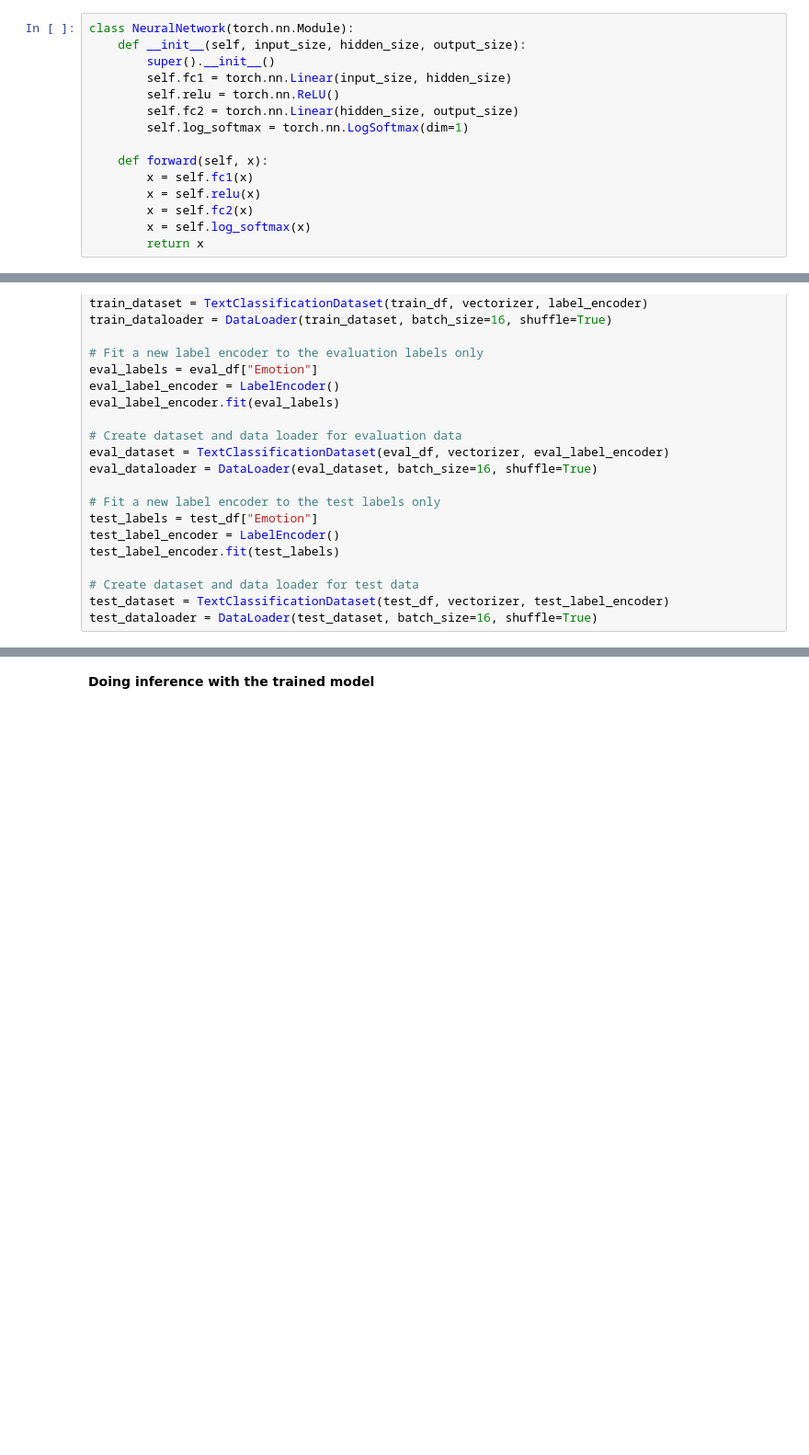
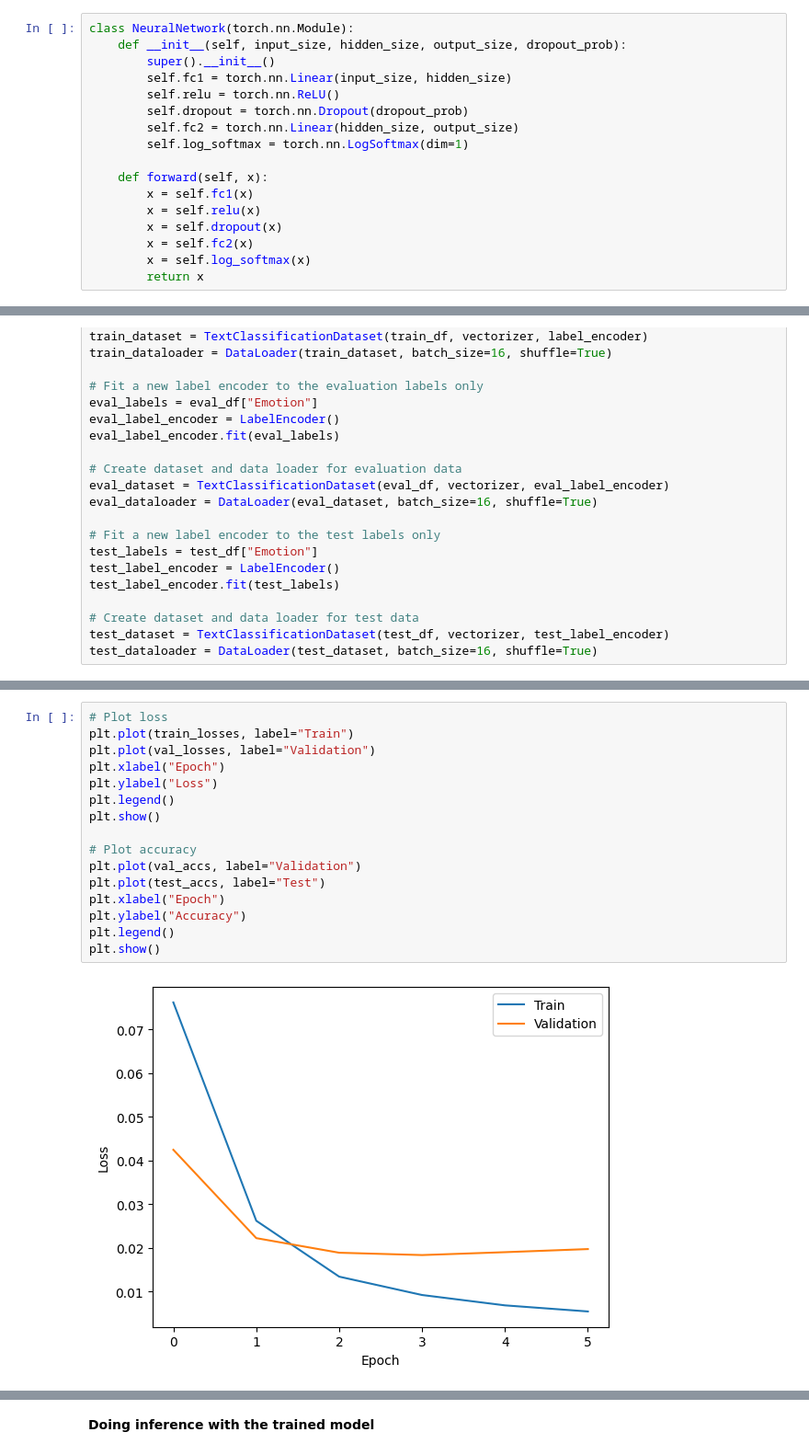
Before and after one commit to gmunda97/emotion_classification, a Jupyter notebook: jupyter_notebooks/FCNN_from_scratch.ipynb, the cells around one changed output, grey strips where cells are left out. Shown at 92% size. Cells and saved outputs as stored; diff of their text form; blank space fills up the shorter version.

```diff
--- a/jupyter_notebooks/FCNN_from_scratch.ipynb
+++ b/jupyter_notebooks/FCNN_from_scratch.ipynb
@@ -76,16 +76,18 @@ class TextClassificationDataset(Dataset):
         return torch.LongTensor([label]), torch.FloatTensor(bow)
 # %%
 class NeuralNetwork(torch.nn.Module):
-    def __init__(self, input_size, hidden_size, output_size):
+    def __init__(self, input_size, hidden_size, output_size, dropout_prob):
         super().__init__()
         self.fc1 = torch.nn.Linear(input_size, hidden_size)
         self.relu = torch.nn.ReLU()
+        self.dropout = torch.nn.Dropout(dropout_prob)
         self.fc2 = torch.nn.Linear(hidden_size, output_size)
         self.log_softmax = torch.nn.LogSoftmax(dim=1)
 
     def forward(self, x):
         x = self.fc1(x)
         x = self.relu(x)
+        x = self.dropout(x)
         x = self.fc2(x)
         x = self.log_softmax(x)
         return x
@@ -205,0 +233,18 @@ Test accuracy: 0.8814407203601801
+# %%
+# Plot loss
+plt.plot(train_losses, label="Train")
+plt.plot(val_losses, label="Validation")
+plt.xlabel("Epoch")
+plt.ylabel("Loss")
+plt.legend()
+plt.show()
+
+# Plot accuracy
+plt.plot(val_accs, label="Validation")
+plt.plot(test_accs, label="Test")
+plt.xlabel("Epoch")
+plt.ylabel("Accuracy")
+plt.legend()
+plt.show()
+# %% [output]
+[figure, added]
```
Also changed, not shown: parts of 4 cells of this notebook, 3 other files.
